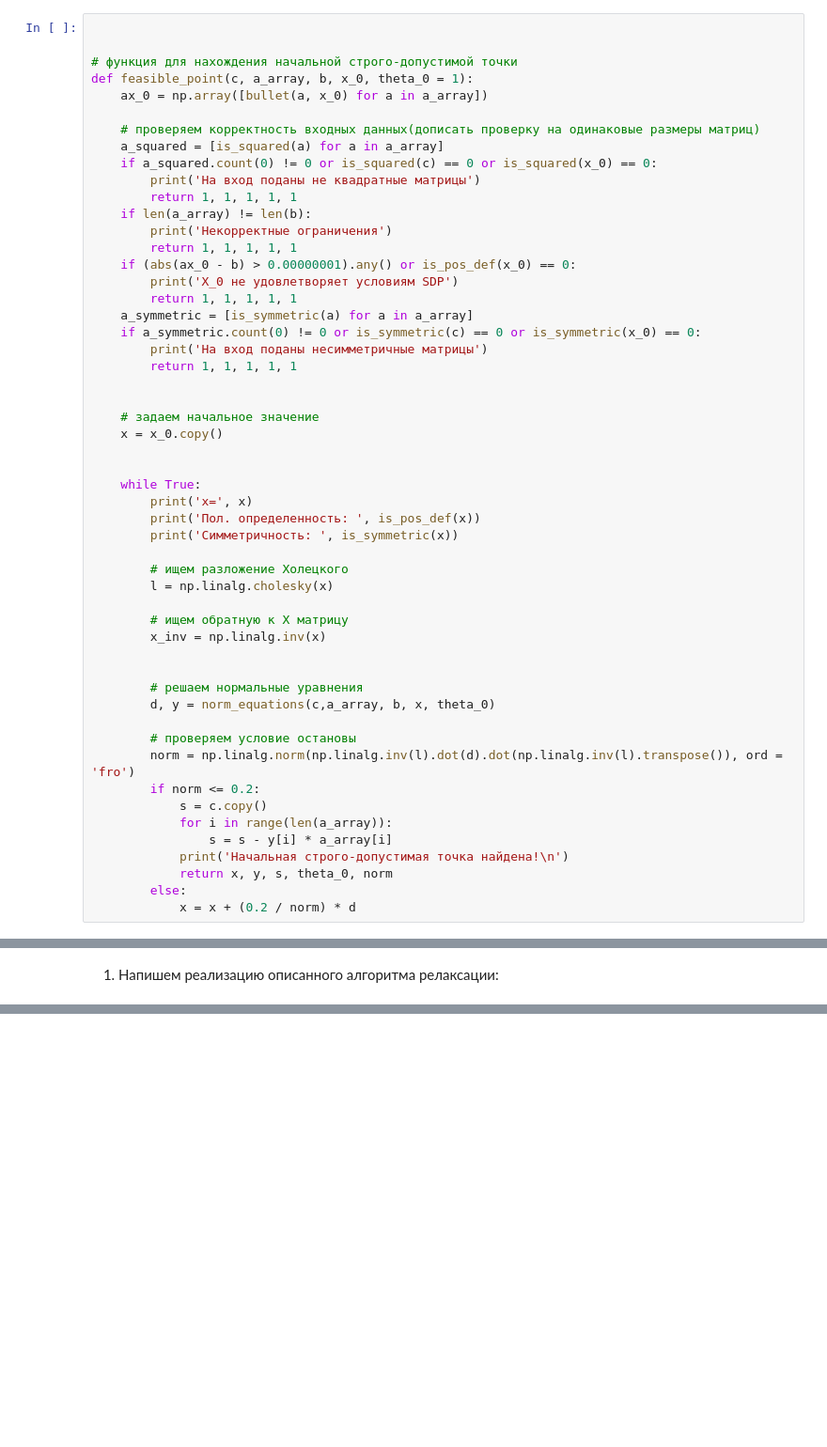
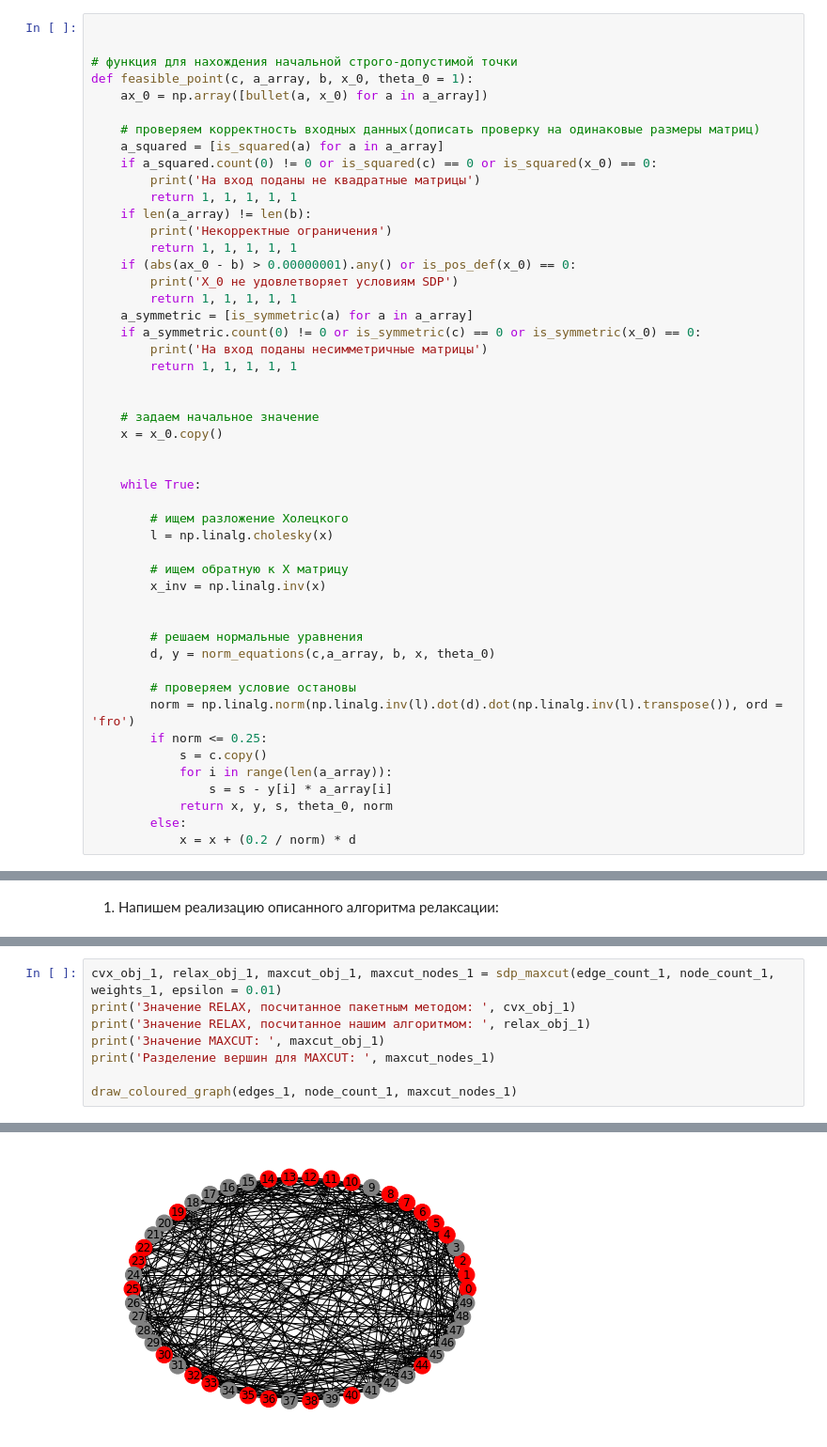
Before and after one commit to danon2018/SDP_project, a Jupyter notebook: SDP.ipynb, the cells around one changed output, grey strips where cells are left out. Shown: that part at 94% size. Drawn from its saved outputs; the diff is of its cells as text; blank space fills up the shorter version.

```diff
--- a/SDP.ipynb
+++ b/SDP.ipynb
@@ -490,9 +495,6 @@ def feasible_point(c, a_array, b, x_0, theta_0 = 1):
 
 
     while True:
-        print('x=', x)
-        print('Пол. определенность: ', is_pos_def(x))
-        print('Симметричность: ', is_symmetric(x))
 
         # ищем разложение Холецкого
         l = np.linalg.cholesky(x)
@@ -506,11 +508,10 @@ def feasible_point(c, a_array, b, x_0, theta_0 = 1):
 
         # проверяем условие остановы
         norm = np.linalg.norm(np.linalg.inv(l).dot(d).dot(np.linalg.inv(l).transpose()), ord = 'fro')
-        if norm <= 0.2:
+        if norm <= 0.25:
             s = c.copy()
             for i in range(len(a_array)):
                 s = s - y[i] * a_array[i]
-            print('Начальная строго-допустимая точка найдена!\n')
             return x, y, s, theta_0, norm
         else:
             x = x + (0.2 / norm) * d
@@ -954,0 +889,9 @@ flipcoin_obj =  47.0
+# %%
+cvx_obj_1, relax_obj_1, maxcut_obj_1, maxcut_nodes_1 = sdp_maxcut(edge_count_1, node_count_1, weights_1, epsilon = 0.01)
+print('Значение RELAX, посчитанное пакетным методом: ', cvx_obj_1)
+print('Значение RELAX, посчитанное нашим алгоритмом: ', relax_obj_1)
+print('Значение MAXCUT: ', maxcut_obj_1)
+print('Разделение вершин для MAXCUT: ', maxcut_nodes_1)
+
+draw_coloured_graph(edges_1, node_count_1, maxcut_nodes_1)
+# %% [output]
@@ -954,0 +904 @@ flipcoin_obj =  47.0
+[figure, added]
```
Also changed, not shown: parts of 18 cells of this notebook.
